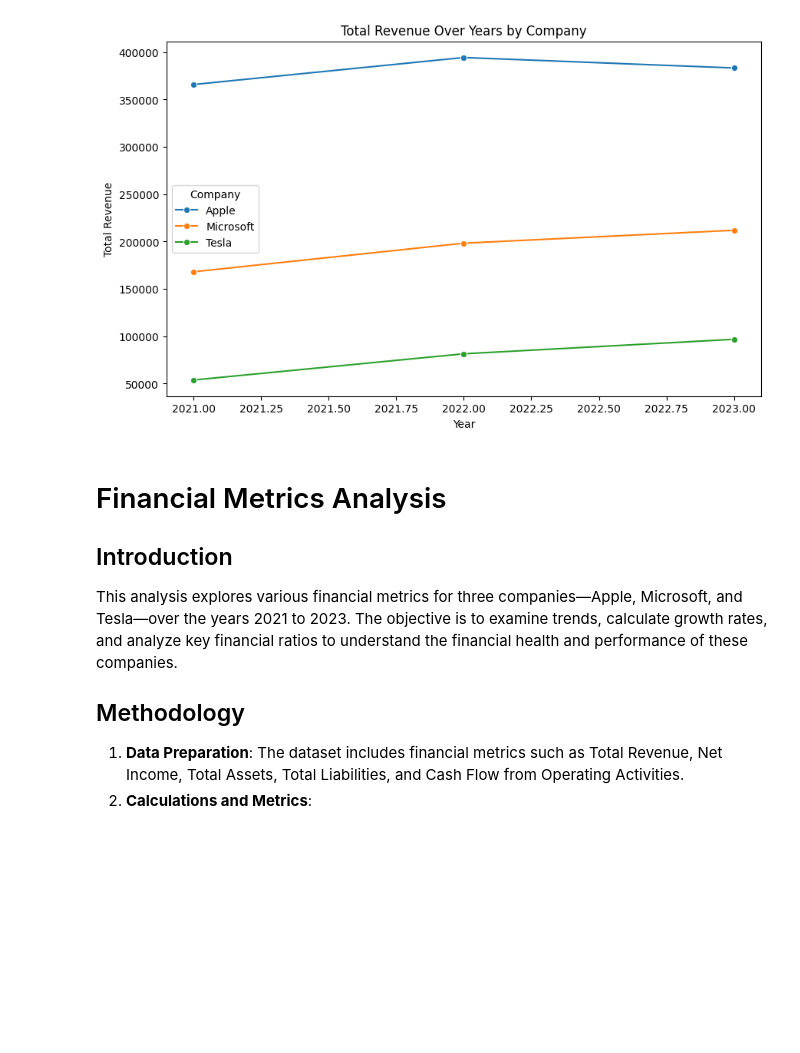
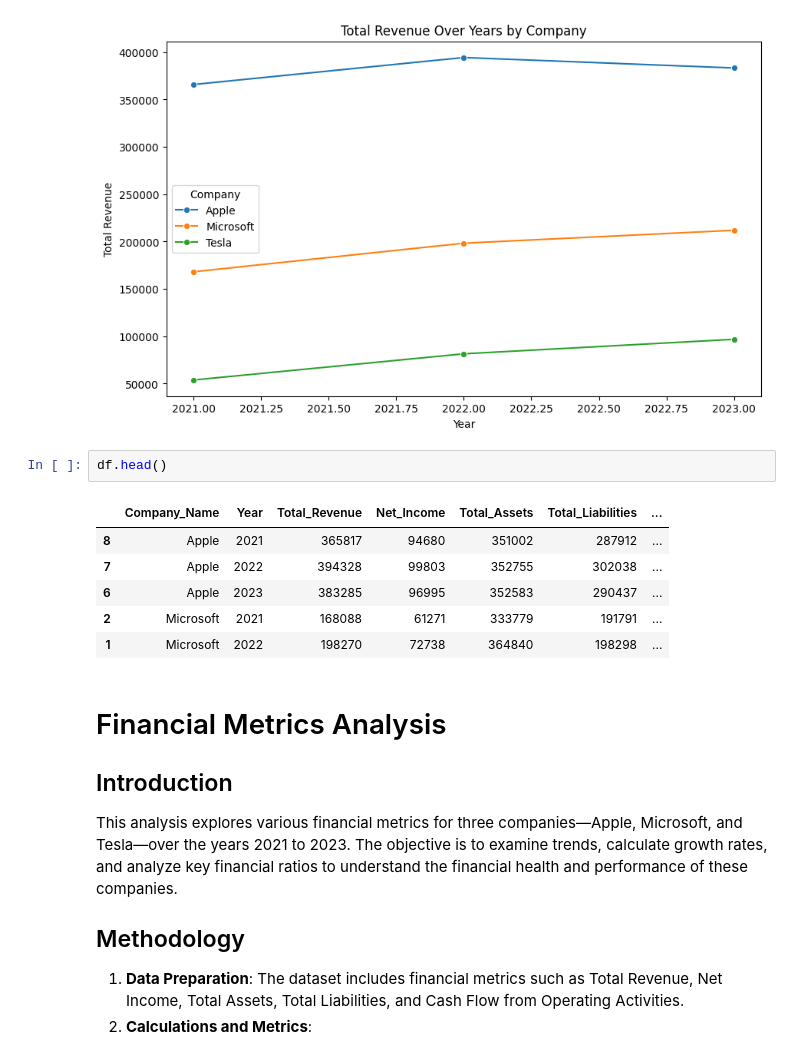
Before and after one commit to MoraaOntita/AI_powered_financial_chatbot, a Jupyter notebook: notebooks/eda.ipynb, the cells around one changed output. Saved outputs shown, nothing was run; the diff lists cells and outputs as text; blank space fills up the shorter version.

```diff
--- a/notebooks/eda.ipynb
+++ b/notebooks/eda.ipynb
@@ -486,6 +486,15 @@ plt.show()
 # %% [output]
 Matplotlib is building the font cache; this may take a moment.
 [figure]
+# %%
+df.head()
+# %% [output]
+|  | Company_Name | Year | Total_Revenue | Net_Income | Total_Assets | Total_Liabilities | ... |
+| 8 | Apple | 2021 | 365817 | 94680 | 351002 | 287912 | ... |
+| 7 | Apple | 2022 | 394328 | 99803 | 352755 | 302038 | ... |
+| 6 | Apple | 2023 | 383285 | 96995 | 352583 | 290437 | ... |
+| 2 | Microsoft | 2021 | 168088 | 61271 | 333779 | 191791 | ... |
+| 1 | Microsoft | 2022 | 198270 | 72738 | 364840 | 198298 | ... |
 # %% [markdown]
 # Financial Metrics Analysis
 
```
Also changed, not shown: 1 other file.
